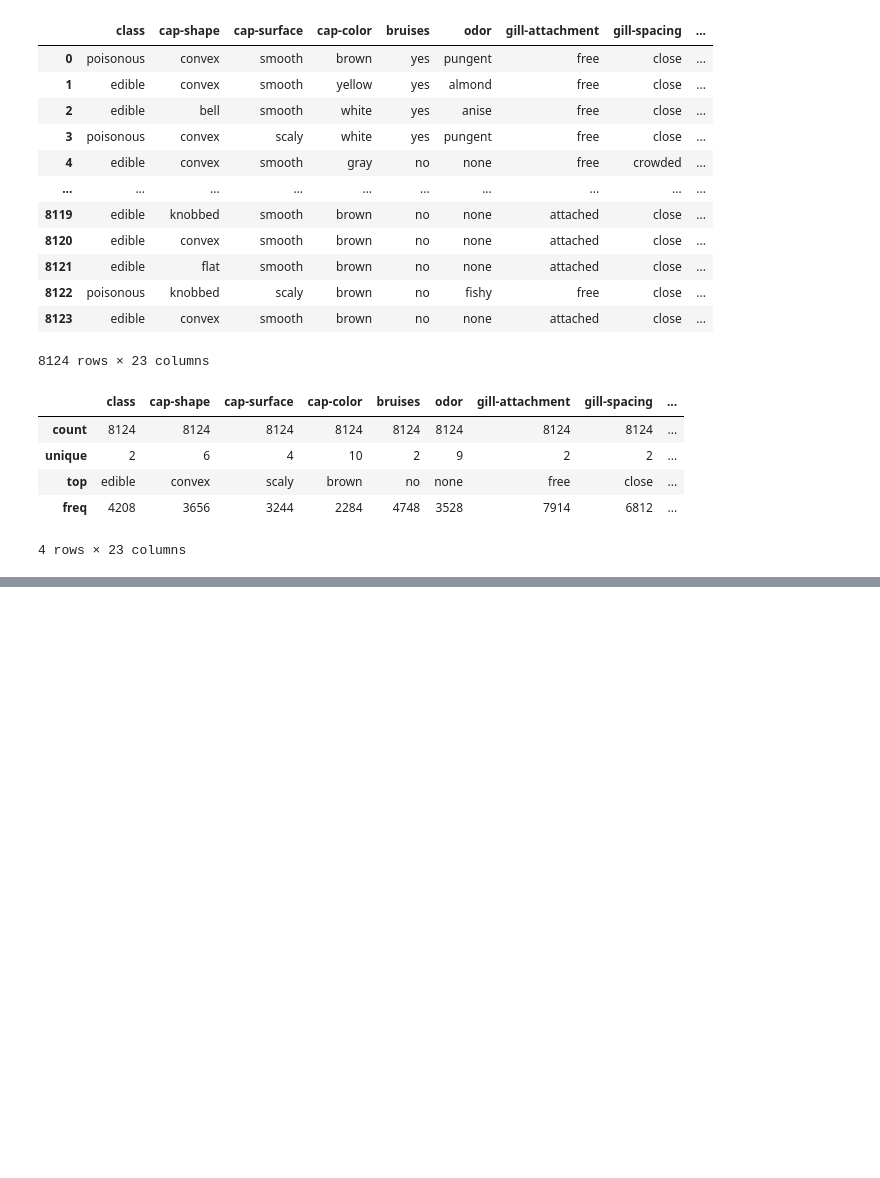
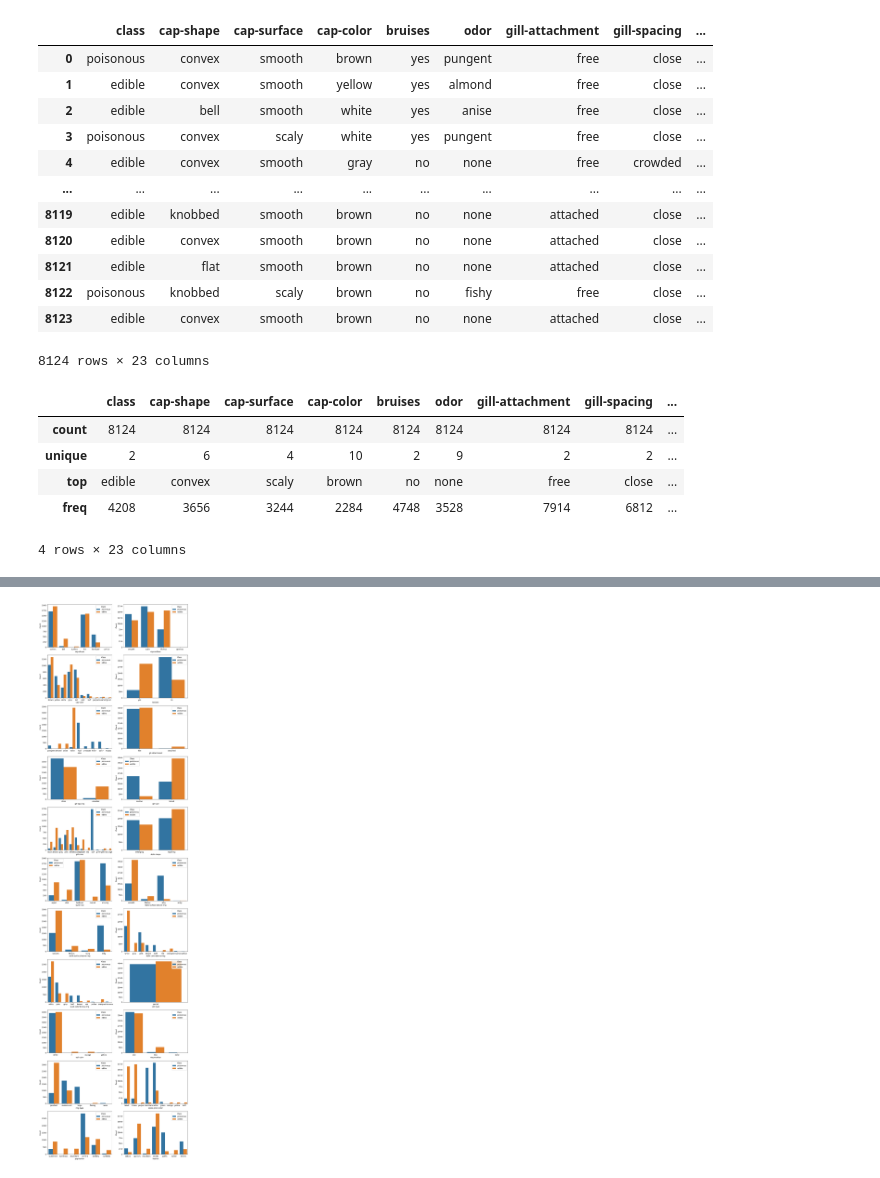
Before and after one commit to ayushgandhi904/Mushroom-Classifier, a Jupyter notebook: notebooks/code.ipynb, the cells around one changed output, grey strips where cells are left out. Saved outputs shown, nothing was run; the diff lists cells and outputs as text; code cells hidden in the pictures; blank space fills up the shorter version.

```diff
--- a/notebooks/code.ipynb
+++ b/notebooks/code.ipynb
@@ -687,0 +701,24 @@ df.describe()
+# %%
+features = df.columns.tolist()  # Get a list of all column names
+
+# Remove the "class" column from the list of features
+features.remove("class")
+
+# Calculate the number of rows needed
+num_rows = (len(features) + 1) // 2
+
+# Set the figure size
+plt.figure(figsize=(12, num_rows * 4))  # Adjust the figure size as needed
+
+# Iterate through each feature and create a countplot
+for i, feature in enumerate(features, start=1):
+    plt.subplot(num_rows, 2, i)
+    sns.countplot(data=df, x=feature, hue='class')
+    plt.xlabel(feature)
+    plt.ylabel('Count')
+    plt.legend(title='Class')
+
+# Adjust the spacing between subplots
+plt.tight_layout()
+# %% [output]
+[figure, added]
```
Also changed, not shown: parts of 27 cells of this notebook.
